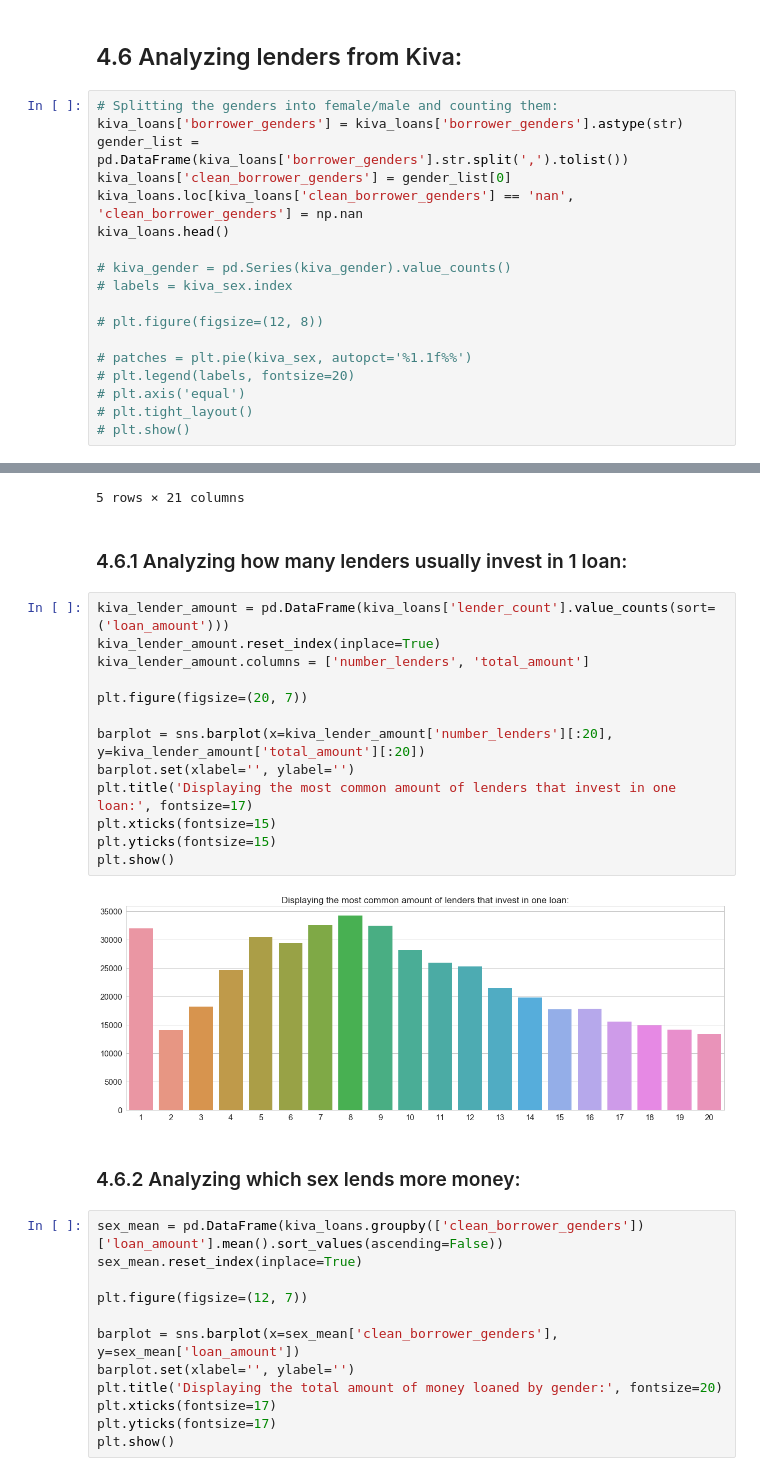
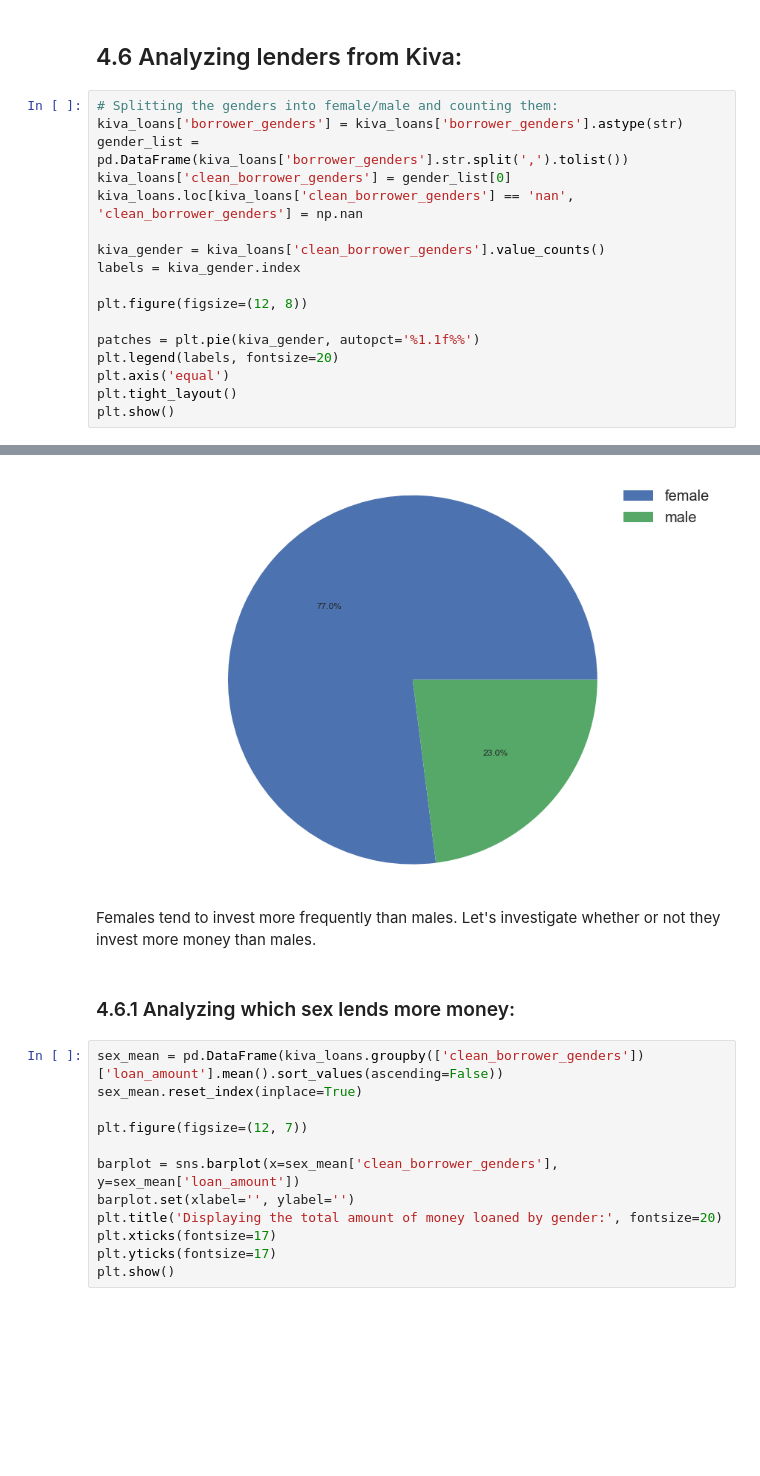
Before and after one commit to CJL89/Kiva-Crowdfunding, a Jupyter notebook: Kiva Crowdfunding.ipynb, the cells around one changed output, grey strips where cells are left out. Drawn from its saved outputs; the diff is of its cells as text; blank space fills up the shorter version.

```diff
--- a/Kiva Crowdfunding.ipynb
+++ b/Kiva Crowdfunding.ipynb
@@ -354,16 +377,15 @@ kiva_loans['borrower_genders'] = kiva_loans['borrower_genders'].astype(str)
 gender_list = pd.DataFrame(kiva_loans['borrower_genders'].str.split(',').tolist())
 kiva_loans['clean_borrower_genders'] = gender_list[0]
 kiva_loans.loc[kiva_loans['clean_borrower_genders'] == 'nan', 'clean_borrower_genders'] = np.nan
-kiva_loans.head()
 
-# kiva_gender = pd.Series(kiva_gender).value_counts()
-# labels = kiva_sex.index
+kiva_gender = kiva_loans['clean_borrower_genders'].value_counts()
+labels = kiva_gender.index
 
-# plt.figure(figsize=(12, 8))
+plt.figure(figsize=(12, 8))
 
-# patches = plt.pie(kiva_sex, autopct='%1.1f%%')
-# plt.legend(labels, fontsize=20)
-# plt.axis('equal')
-# plt.tight_layout()
-# plt.show()
+patches = plt.pie(kiva_gender, autopct='%1.1f%%')
+plt.legend(labels, fontsize=20)
+plt.axis('equal')
+plt.tight_layout()
+plt.show()
 # %% [output]
@@ -376,23 +392,8 @@ kiva_loans.head()
-5 rows × 21 columns
+[figure, added]
+# %% [markdown]
+Females tend to invest more frequently than males. Let's investigate whether or not they invest more money than males.
 # %% [markdown]
-### <a id='lender_amount'>4.6.1 Analyzing how many lenders usually invest in 1 loan:</a>
+### <a id='loan_amount'>4.6.1 Analyzing which sex lends more money:</a>
-# %%
-kiva_lender_amount = pd.DataFrame(kiva_loans['lender_count'].value_counts(sort=('loan_amount')))
-kiva_lender_amount.reset_index(inplace=True)
-kiva_lender_amount.columns = ['number_lenders', 'total_amount']
-
-plt.figure(figsize=(20, 7))
-
-barplot = sns.barplot(x=kiva_lender_amount['number_lenders'][:20], y=kiva_lender_amount['total_amount'][:20])
-barplot.set(xlabel='', ylabel='')
-plt.title('Displaying the most common amount of lenders that invest in one loan:', fontsize=17)
-plt.xticks(fontsize=15)
-plt.yticks(fontsize=15)
-plt.show()
-# %% [output]
-[figure, removed]
-# %% [markdown]
-### <a id='loan_amount'>4.6.2 Analyzing which sex lends more money:</a>
 # %%
 sex_mean = pd.DataFrame(kiva_loans.groupby(['clean_borrower_genders'])['loan_amount'].mean().sort_values(ascending=False))
 sex_mean.reset_index(inplace=True)
```
Also changed, not shown: parts of 44 cells of this notebook.
